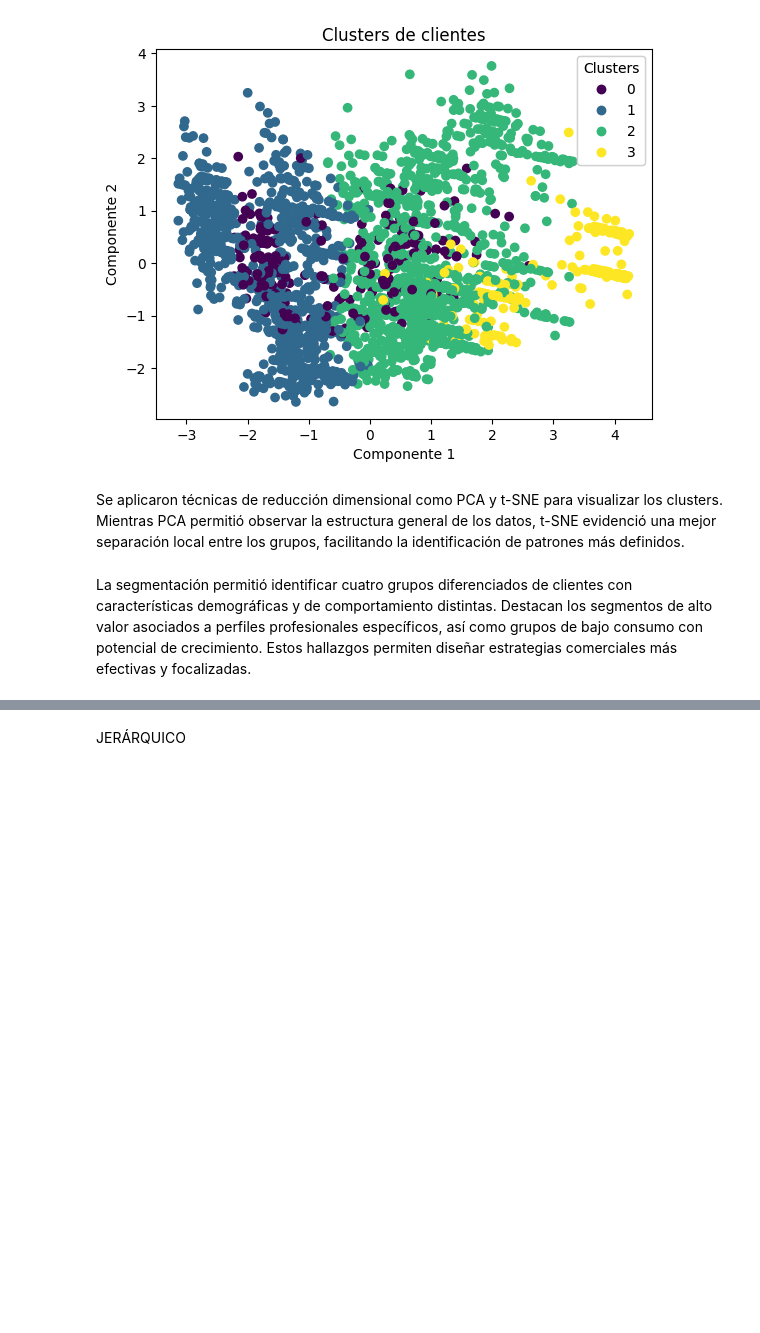
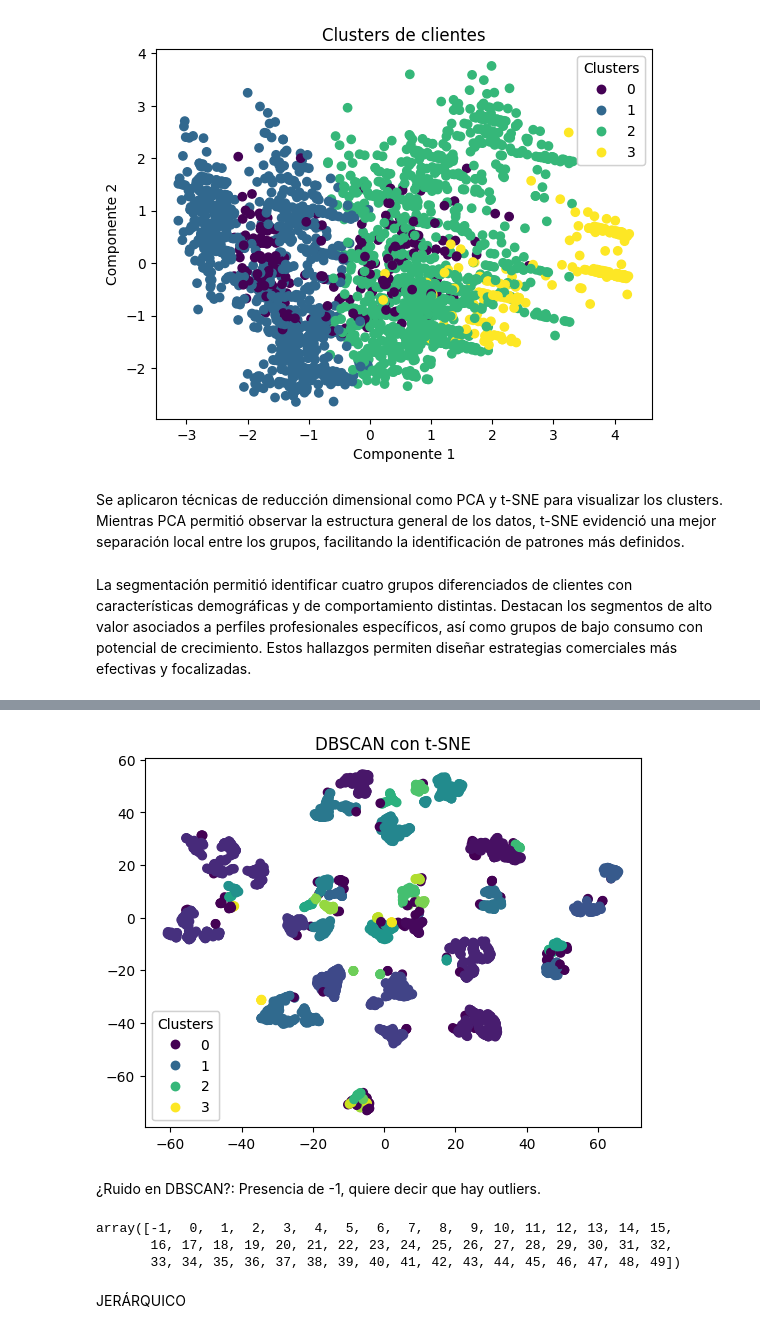
Before and after one commit to Carol-MamaniCh/ABPM7, a Jupyter notebook: ProyectoM7.ipynb, the cells around one changed output, grey strips where cells are left out. Cells and saved outputs as stored; diff of their text form; code cells hidden in the pictures; blank space fills up the shorter version.

```diff
--- a/ProyectoM7.ipynb
+++ b/ProyectoM7.ipynb
@@ -269,2 +295,20 @@ clusters_db = db.fit_predict(X_scaled)
+# %%
+plt.scatter(X_tsne[:,0], X_tsne[:,1], c=clusters_db, cmap='viridis')
+plt.title("DBSCAN con t-SNE")
+
+legend = plt.legend(*scatter.legend_elements(), title="Clusters")
+plt.gca().add_artist(legend)
+
+plt.show()
+# %% [output]
+[figure, added]
+# %% [markdown]
+¿Ruido en DBSCAN?: Presencia de -1, quiere decir que hay outliers.
+# %%
+np.unique(clusters_db)
+# %% [output]
+array([-1,  0,  1,  2,  3,  4,  5,  6,  7,  8,  9, 10, 11, 12, 13, 14, 15,
+       16, 17, 18, 19, 20, 21, 22, 23, 24, 25, 26, 27, 28, 29, 30, 31, 32,
+       33, 34, 35, 36, 37, 38, 39, 40, 41, 42, 43, 44, 45, 46, 47, 48, 49])
 # %% [markdown]
 JERÁRQUICO
```
Also changed, not shown: parts of 26 cells of this notebook.
